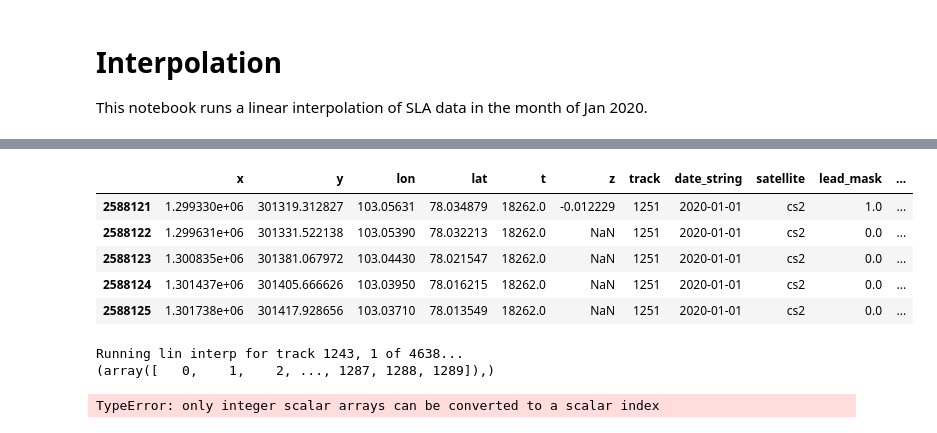
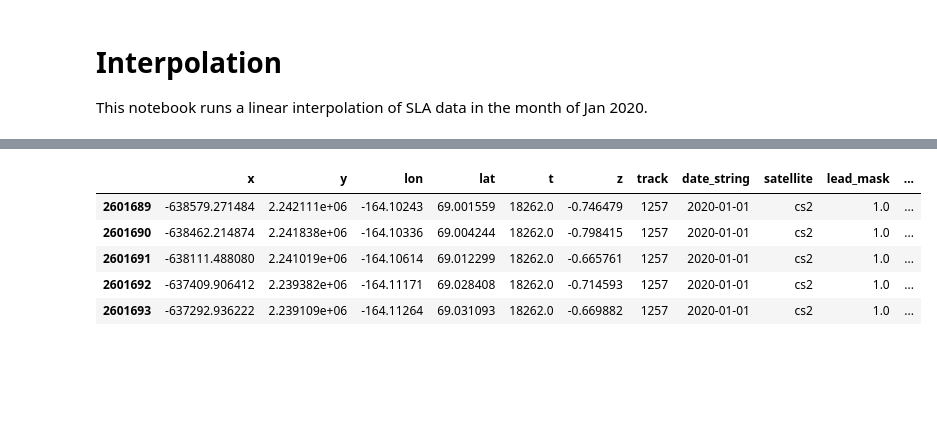
Before and after one commit to max-henderson404/geol0069_final_assignment, a Jupyter notebook: linear_gpsat_comp.ipynb, the cells around one changed output, grey strips where cells are left out. Saved outputs shown, nothing was run; the diff lists cells and outputs as text; code cells hidden in the pictures; blank space fills up the shorter version.

Commit message:
added linear interpolation

```diff
--- a/linear_gpsat_comp.ipynb
+++ b/linear_gpsat_comp.ipynb
@@ -20,12 +29,12 @@ data_df.head()
 | 2573653 | -583934.553028 | -430366.439101 | -53.609361 | 83.501770 | 18262.0 | NaN | 1243 | 2020-01-01 | cs2 | 0.0 | ... |
 | 2573654 | -583588.157115 | -429871.156267 | -53.624632 | 83.506906 | 18262.0 | NaN | 1243 | 2020-01-01 | cs2 | 0.0 | ... |
 # %%
-test_track = data_df.loc[data_df['track'] == 1251]
+test_track = data_df.loc[data_df['track'] == 1257]
 test_track.head()
 # %% [output]
 |  | x | y | lon | lat | t | z | track | date_string | satellite | lead_mask | ... |
-| 2588121 | 1.299330e+06 | 301319.312827 | 103.05631 | 78.034879 | 18262.0 | -0.012229 | 1251 | 2020-01-01 | cs2 | 1.0 | ... |
-| 2588122 | 1.299631e+06 | 301331.522138 | 103.05390 | 78.032213 | 18262.0 | NaN | 1251 | 2020-01-01 | cs2 | 0.0 | ... |
-| 2588123 | 1.300835e+06 | 301381.067972 | 103.04430 | 78.021547 | 18262.0 | NaN | 1251 | 2020-01-01 | cs2 | 0.0 | ... |
-| 2588124 | 1.301437e+06 | 301405.666626 | 103.03950 | 78.016215 | 18262.0 | NaN | 1251 | 2020-01-01 | cs2 | 0.0 | ... |
-| 2588125 | 1.301738e+06 | 301417.928656 | 103.03710 | 78.013549 | 18262.0 | NaN | 1251 | 2020-01-01 | cs2 | 0.0 | ... |
+| 2601689 | -638579.271484 | 2.242111e+06 | -164.10243 | 69.001559 | 18262.0 | -0.746479 | 1257 | 2020-01-01 | cs2 | 1.0 | ... |
+| 2601690 | -638462.214874 | 2.241838e+06 | -164.10336 | 69.004244 | 18262.0 | -0.798415 | 1257 | 2020-01-01 | cs2 | 1.0 | ... |
+| 2601691 | -638111.488080 | 2.241019e+06 | -164.10614 | 69.012299 | 18262.0 | -0.665761 | 1257 | 2020-01-01 | cs2 | 1.0 | ... |
+| 2601692 | -637409.906412 | 2.239382e+06 | -164.11171 | 69.028408 | 18262.0 | -0.714593 | 1257 | 2020-01-01 | cs2 | 1.0 | ... |
+| 2601693 | -637292.936222 | 2.239109e+06 | -164.11264 | 69.031093 | 18262.0 | -0.669882 | 1257 | 2020-01-01 | cs2 | 1.0 | ... |
@@ -107,6 +40,0 @@ def random_8020_holdout(data_df, holdout_fraction=0.2, seed=42):
-# %%
-random_8020_holdout(data_df)
-# %% [output]
-Running lin interp for track 1243, 1 of 4638...
-(array([   0,    1,    2, ..., 1287, 1288, 1289]),)
-TypeError: only integer scalar arrays can be converted to a scalar index
```
Also changed, not shown: parts of 7 cells of this notebook, 1 other file.
